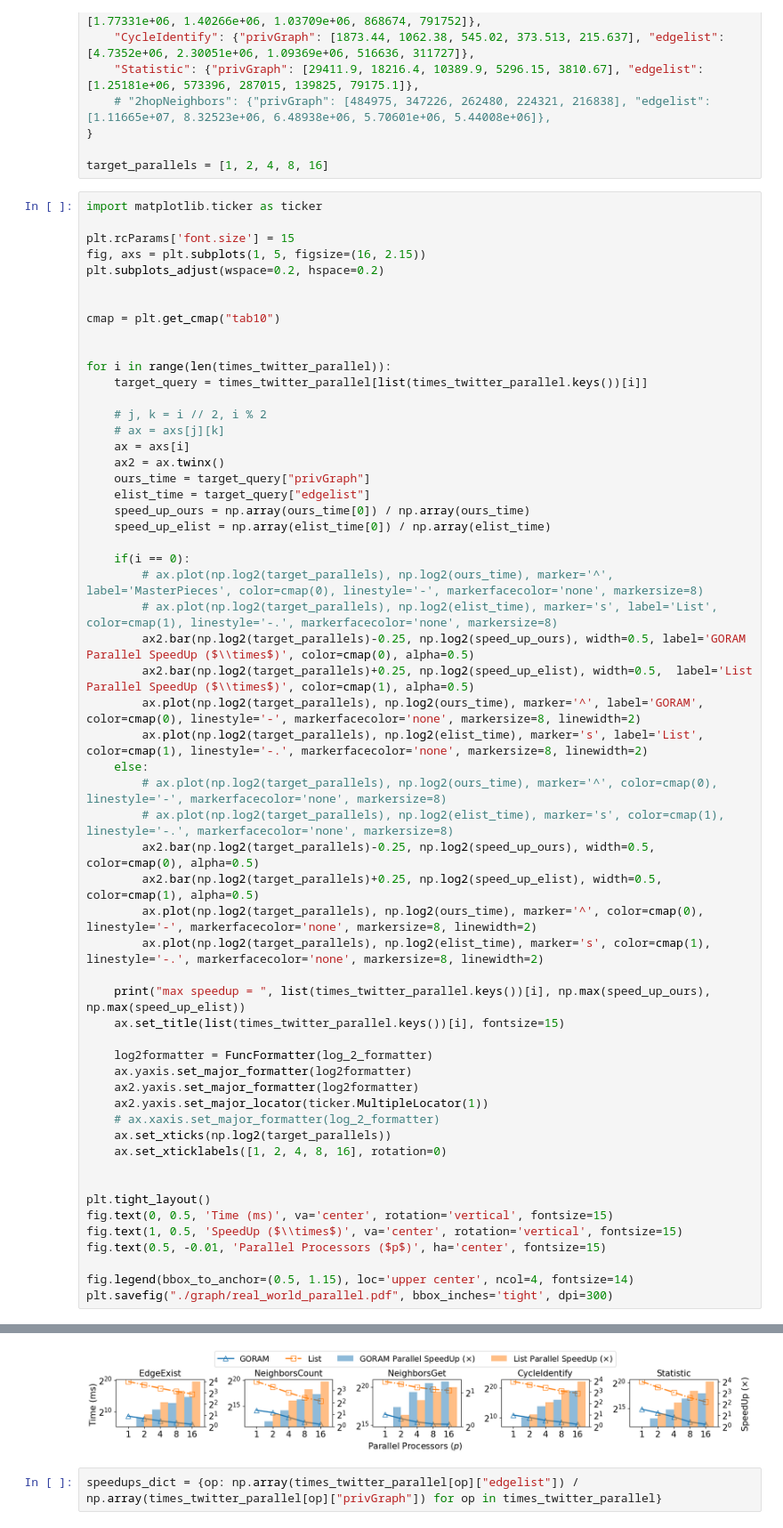
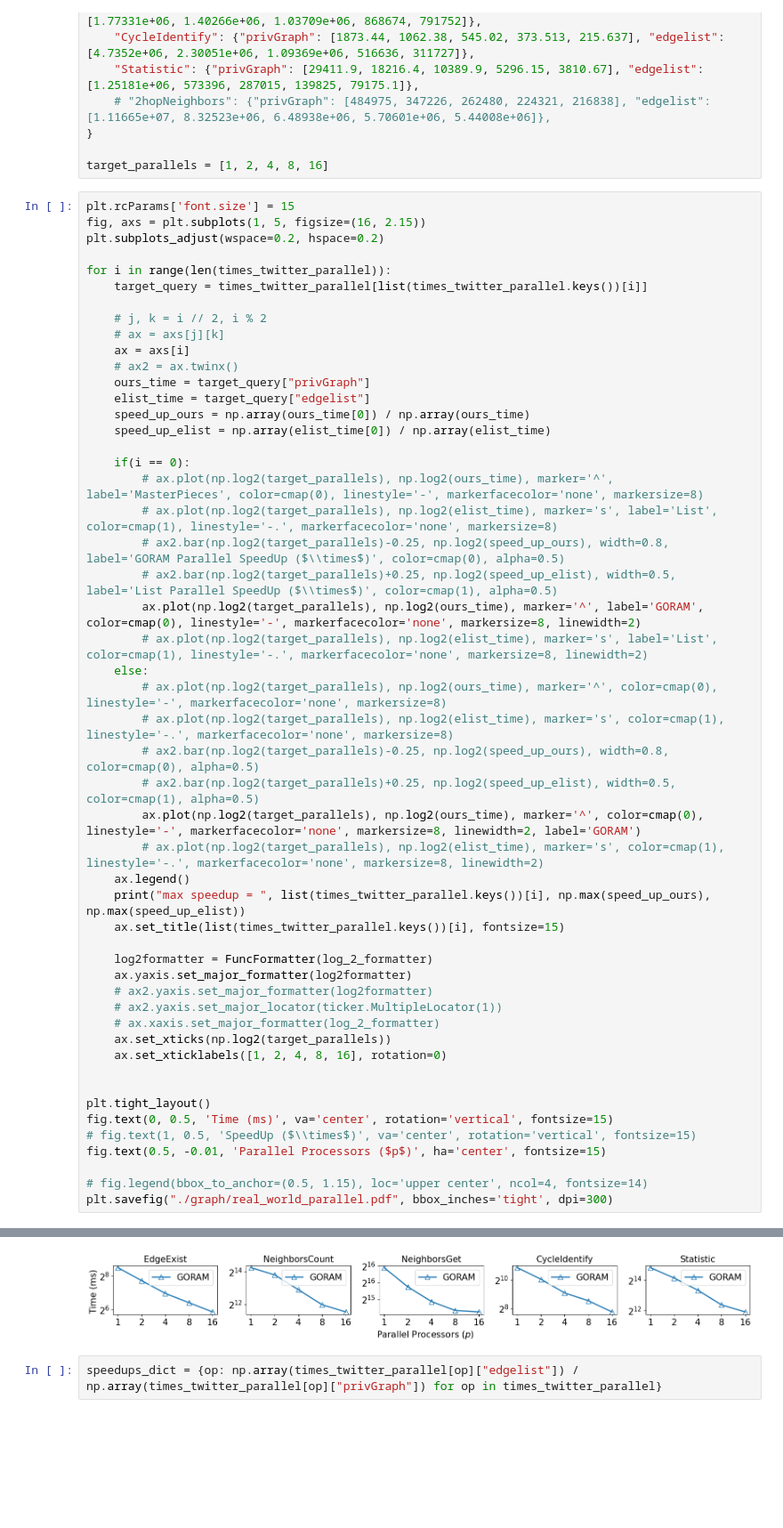
Before and after one commit to LiuXin11235/aby3, a Jupyter notebook: privGraph/analysis.ipynb, the cells around one changed output, grey strips where cells are left out. Shown at 89% size. Cells and saved outputs as stored; diff of their text form; blank space fills up the shorter version.

```diff
--- a/privGraph/analysis.ipynb
+++ b/privGraph/analysis.ipynb
@@ -182,15 +256,9 @@ times_twitter_parallel = {
 
 target_parallels = [1, 2, 4, 8, 16]
 # %%
-import matplotlib.ticker as ticker
-
 plt.rcParams['font.size'] = 15
 fig, axs = plt.subplots(1, 5, figsize=(16, 2.15))
 plt.subplots_adjust(wspace=0.2, hspace=0.2)
-
-
-cmap = plt.get_cmap("tab10")
-
 
 for i in range(len(times_twitter_parallel)):
     target_query = times_twitter_parallel[list(times_twitter_parallel.keys())[i]]
@@ -198,53 +266,53 @@ for i in range(len(times_twitter_parallel)):
     # j, k = i // 2, i % 2
     # ax = axs[j][k]
     ax = axs[i]
-    ax2 = ax.twinx()
+    # ax2 = ax.twinx()
     ours_time = target_query["privGraph"]
     elist_time = target_query["edgelist"]
     speed_up_ours = np.array(ours_time[0]) / np.array(ours_time)
     speed_up_elist = np.array(elist_time[0]) / np.array(elist_time)
 
     if(i == 0):
         # ax.plot(np.log2(target_parallels), np.log2(ours_time), marker='^', label='MasterPieces', color=cmap(0), linestyle='-', markerfacecolor='none', markersize=8)
         # ax.plot(np.log2(target_parallels), np.log2(elist_time), marker='s', label='List', color=cmap(1), linestyle='-.', markerfacecolor='none', markersize=8)
-        ax2.bar(np.log2(target_parallels)-0.25, np.log2(speed_up_ours), width=0.5, label='GORAM Parallel SpeedUp ($\\times$)', color=cmap(0), alpha=0.5)
-        ax2.bar(np.log2(target_parallels)+0.25, np.log2(speed_up_elist), width=0.5,  label='List Parallel SpeedUp ($\\times$)', color=cmap(1), alpha=0.5)
+        # ax2.bar(np.log2(target_parallels)-0.25, np.log2(speed_up_ours), width=0.8, label='GORAM Parallel SpeedUp ($\\times$)', color=cmap(0), alpha=0.5)
+        # ax2.bar(np.log2(target_parallels)+0.25, np.log2(speed_up_elist), width=0.5,  label='List Parallel SpeedUp ($\\times$)', color=cmap(1), alpha=0.5)
         ax.plot(np.log2(target_parallels), np.log2(ours_time), marker='^', label='GORAM', color=cmap(0), linestyle='-', markerfacecolor='none', markersize=8, linewidth=2)
-        ax.plot(np.log2(target_parallels), np.log2(elist_time), marker='s', label='List', color=cmap(1), linestyle='-.', markerfacecolor='none', markersize=8, linewidth=2)
+        # ax.plot(np.log2(target_parallels), np.log2(elist_time), marker='s', label='List', color=cmap(1), linestyle='-.', markerfacecolor='none', markersize=8, linewidth=2)
     else:
         # ax.plot(np.log2(target_parallels), np.log2(ours_time), marker='^', color=cmap(0), linestyle='-', markerfacecolor='none', markersize=8)
         # ax.plot(np.log2(target_parallels), np.log2(elist_time), marker='s', color=cmap(1), linestyle='-.', markerfacecolor='none', markersize=8)
-        ax2.bar(np.log2(target_parallels)-0.25, np.log2(speed_up_ours), width=0.5,  color=cmap(0), alpha=0.5)
-        ax2.bar(np.log2(target_parallels)+0.25, np.log2(speed_up_elist), width=0.5,  color=cmap(1), alpha=0.5)
-        ax.plot(np.log2(target_parallels), np.log2(ours_time), marker='^', color=cmap(0), linestyle='-', markerfacecolor='none', markersize=8, linewidth=2)
-        ax.plot(np.log2(target_parallels), np.log2(elist_time), marker='s', color=cmap(1), linestyle='-.', markerfacecolor='none', markersize=8, linewidth=2)
-
+        # ax2.bar(np.log2(target_parallels)-0.25, np.log2(speed_up_ours), width=0.8,  color=cmap(0), alpha=0.5)
+        # ax2.bar(np.log2(target_parallels)+0.25, np.log2(speed_up_elist), width=0.5,  color=cmap(1), alpha=0.5)
+        ax.plot(np.log2(target_parallels), np.log2(ours_time), marker='^', color=cmap(0), linestyle='-', markerfacecolor='none', markersize=8, linewidth=2, label='GORAM')
+        # ax.plot(np.log2(target_parallels), np.log2(elist_time), marker='s', color=cmap(1), linestyle='-.', markerfacecolor='none', markersize=8, linewidth=2)
+    ax.legend()
     print("max speedup = ", list(times_twitter_parallel.keys())[i], np.max(speed_up_ours), np.max(speed_up_elist))
     ax.set_title(list(times_twitter_parallel.keys())[i], fontsize=15)
 
     log2formatter = FuncFormatter(log_2_formatter)
     ax.yaxis.set_major_formatter(log2formatter)
-    ax2.yaxis.set_major_formatter(log2formatter)
-    ax2.yaxis.set_major_locator(ticker.MultipleLocator(1))
+    # ax2.yaxis.set_major_formatter(log2formatter)
+    # ax2.yaxis.set_major_locator(ticker.MultipleLocator(1))
     # ax.xaxis.set_major_formatter(log_2_formatter)
     ax.set_xticks(np.log2(target_parallels))
     ax.set_xticklabels([1, 2, 4, 8, 16], rotation=0)
 
 
 plt.tight_layout()
 fig.text(0, 0.5, 'Time (ms)', va='center', rotation='vertical', fontsize=15)
-fig.text(1, 0.5, 'SpeedUp ($\\times$)', va='center', rotation='vertical', fontsize=15)
+# fig.text(1, 0.5, 'SpeedUp ($\\times$)', va='center', rotation='vertical', fontsize=15)
 fig.text(0.5, -0.01, 'Parallel Processors ($p$)', ha='center', fontsize=15)
 
-fig.legend(bbox_to_anchor=(0.5, 1.15), loc='upper center', ncol=4, fontsize=14)
+# fig.legend(bbox_to_anchor=(0.5, 1.15), loc='upper center', ncol=4, fontsize=14)
 plt.savefig("./graph/real_world_parallel.pdf", bbox_inches='tight', dpi=300)
 # %% [output]
 max speedup =  EdgeExist 6.175323335167859 15.97785132996457
 max speedup =  NeighborsCount 6.541338470175721 13.496661431155509
 max speedup =  NeighborsGet 2.5023168665641937 2.2397291070941407
 max speedup =  CycleIdentify 8.687933888896618 15.190214514623372
 max speedup =  Statistic 7.718301506034372 15.810652591534458
-[figure, old version]
+[figure, new version]
 # %%
 speedups_dict = {op: np.array(times_twitter_parallel[op]["edgelist"]) / np.array(times_twitter_parallel[op]["privGraph"]) for op in times_twitter_parallel}
 # %%
```
Also changed, not shown: parts of 5 cells of this notebook.
